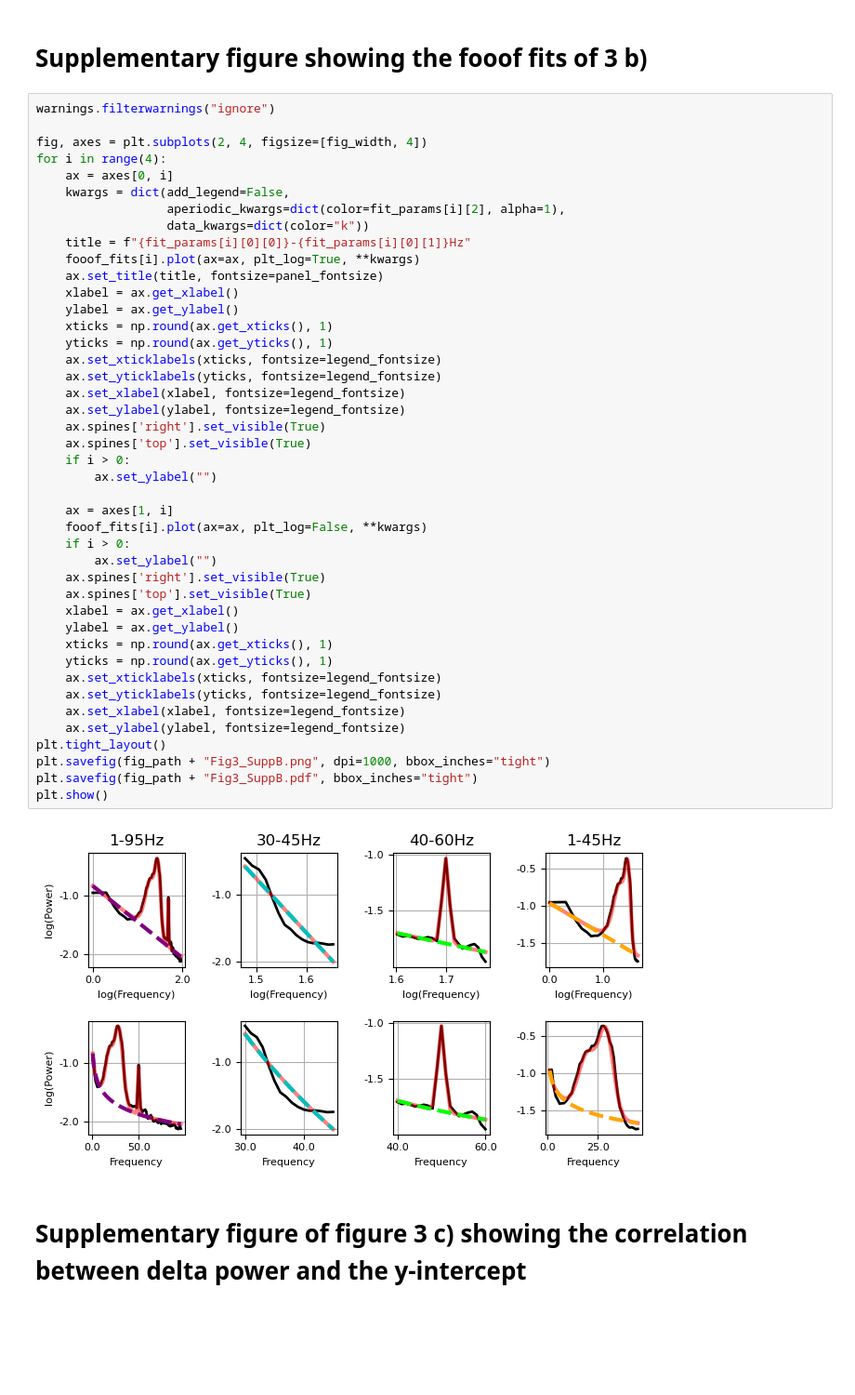
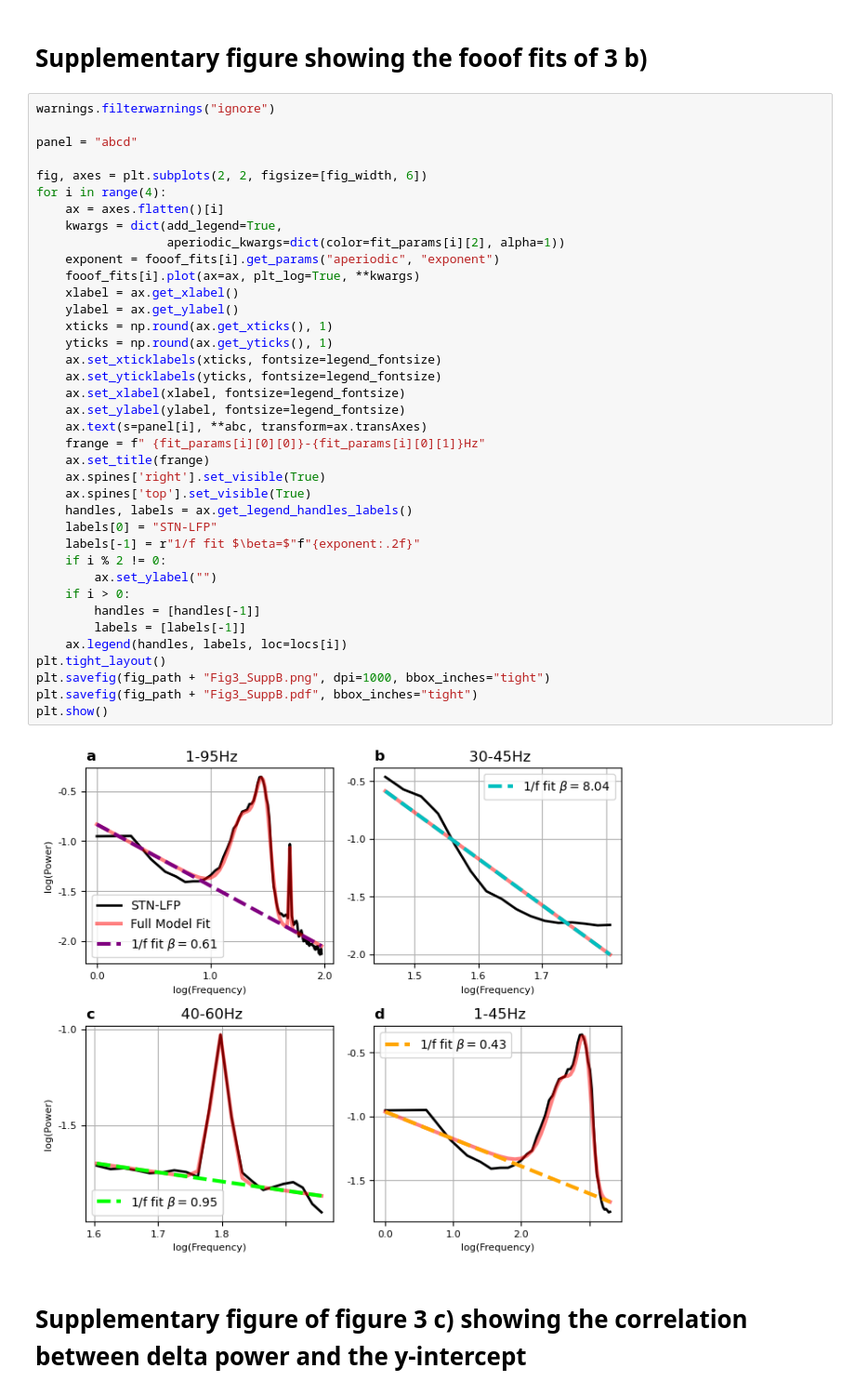
Before and after one commit to moritz-gerster/separating_periodic_from_aperiodic_PSDs, a Jupyter notebook: Fig3.ipynb, the cells around one changed output. Shown at 93% size. Saved outputs shown, nothing was run; the diff lists cells and outputs as text; blank space fills up the shorter version.

Commit message:
Modify legend

```diff
--- a/Fig3.ipynb
+++ b/Fig3.ipynb
@@ -537,48 +537,43 @@ plt.show()
 # %%
 warnings.filterwarnings("ignore")
 
-fig, axes = plt.subplots(2, 4, figsize=[fig_width, 4])
+panel = "abcd"
+
+fig, axes = plt.subplots(2, 2, figsize=[fig_width, 6])
 for i in range(4):
-    ax = axes[0, i]
-    kwargs = dict(add_legend=False,
-                  aperiodic_kwargs=dict(color=fit_params[i][2], alpha=1),
-                  data_kwargs=dict(color="k"))
-    title = f"{fit_params[i][0][0]}-{fit_params[i][0][1]}Hz"
+    ax = axes.flatten()[i]
+    kwargs = dict(add_legend=True,
+                  aperiodic_kwargs=dict(color=fit_params[i][2], alpha=1))
+    exponent = fooof_fits[i].get_params("aperiodic", "exponent")
     fooof_fits[i].plot(ax=ax, plt_log=True, **kwargs)
-    ax.set_title(title, fontsize=panel_fontsize)
     xlabel = ax.get_xlabel()
     ylabel = ax.get_ylabel()
     xticks = np.round(ax.get_xticks(), 1)
     yticks = np.round(ax.get_yticks(), 1)
     ax.set_xticklabels(xticks, fontsize=legend_fontsize)
     ax.set_yticklabels(yticks, fontsize=legend_fontsize)
     ax.set_xlabel(xlabel, fontsize=legend_fontsize)
     ax.set_ylabel(ylabel, fontsize=legend_fontsize)
+    ax.text(s=panel[i], **abc, transform=ax.transAxes)
+    frange = f" {fit_params[i][0][0]}-{fit_params[i][0][1]}Hz"
+    ax.set_title(frange)
     ax.spines['right'].set_visible(True)
     ax.spines['top'].set_visible(True)
+    handles, labels = ax.get_legend_handles_labels()
+    labels[0] = "STN-LFP"
+    labels[-1] = r"1/f fit $\beta=$"f"{exponent:.2f}"
+    if i % 2 != 0:
+        ax.set_ylabel("")
     if i > 0:
-        ax.set_ylabel("")
-
-    ax = axes[1, i]
-    fooof_fits[i].plot(ax=ax, plt_log=False, **kwargs)
-    if i > 0:
-        ax.set_ylabel("")
-    ax.spines['right'].set_visible(True)
-    ax.spines['top'].set_visible(True)
-    xlabel = ax.get_xlabel()
-    ylabel = ax.get_ylabel()
-    xticks = np.round(ax.get_xticks(), 1)
-    yticks = np.round(ax.get_yticks(), 1)
-    ax.set_xticklabels(xticks, fontsize=legend_fontsize)
-    ax.set_yticklabels(yticks, fontsize=legend_fontsize)
-    ax.set_xlabel(xlabel, fontsize=legend_fontsize)
-    ax.set_ylabel(ylabel, fontsize=legend_fontsize)
+        handles = [handles[-1]]
+        labels = [labels[-1]]
+    ax.legend(handles, labels, loc=locs[i])
 plt.tight_layout()
 plt.savefig(fig_path + "Fig3_SuppB.png", dpi=1000, bbox_inches="tight")
 plt.savefig(fig_path + "Fig3_SuppB.pdf", bbox_inches="tight")
 plt.show()
 # %% [output]
-[figure, old version]
+[figure, new version]
 # %% [markdown]
 # Supplementary figure of figure 3 c) showing the correlation between delta power and the y-intercept
 # %%
```
Also changed, not shown: 1 other file.
